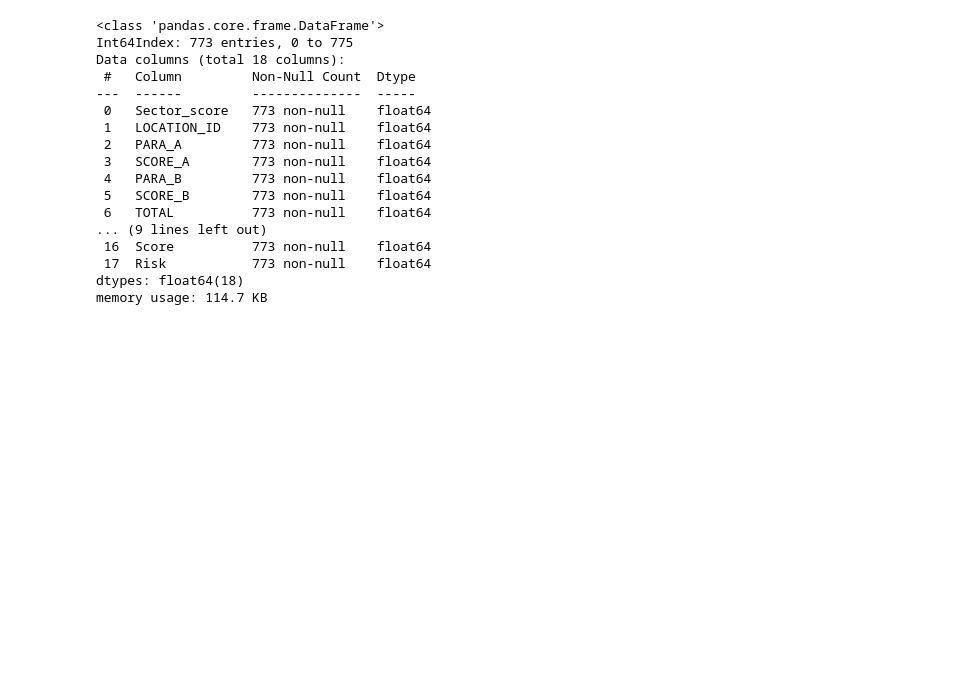
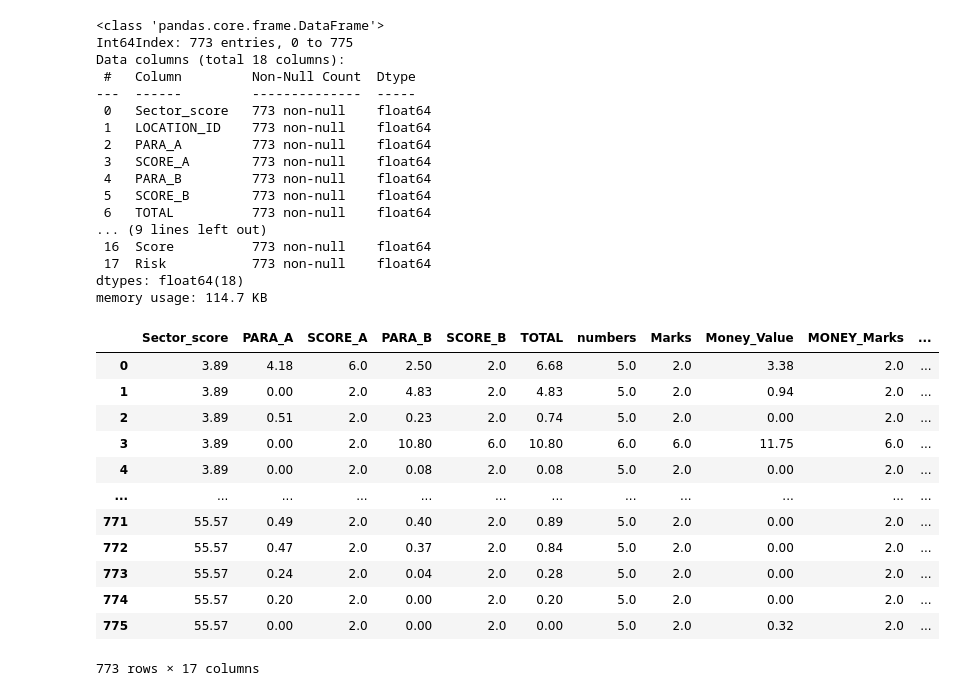
Before and after one commit to Elmira-Rakhmetova/ML-Audit-project, a Jupyter notebook: ML Audit Project.ipynb, the cells around one changed output. Drawn from its saved outputs; the diff is of its cells as text; code cells hidden in the pictures; blank space fills up the shorter version.

```diff
--- a/ML Audit Project.ipynb
+++ b/ML Audit Project.ipynb
@@ -162,0 +166,16 @@ memory usage: 114.7 KB
+# %%
+trial.drop(columns=['LOCATION_ID'])
+# %% [output]
+|  | Sector_score | PARA_A | SCORE_A | PARA_B | SCORE_B | TOTAL | numbers | Marks | Money_Value | MONEY_Marks | ... |
+| 0 | 3.89 | 4.18 | 6.0 | 2.50 | 2.0 | 6.68 | 5.0 | 2.0 | 3.38 | 2.0 | ... |
+| 1 | 3.89 | 0.00 | 2.0 | 4.83 | 2.0 | 4.83 | 5.0 | 2.0 | 0.94 | 2.0 | ... |
+| 2 | 3.89 | 0.51 | 2.0 | 0.23 | 2.0 | 0.74 | 5.0 | 2.0 | 0.00 | 2.0 | ... |
+| 3 | 3.89 | 0.00 | 2.0 | 10.80 | 6.0 | 10.80 | 6.0 | 6.0 | 11.75 | 6.0 | ... |
+| 4 | 3.89 | 0.00 | 2.0 | 0.08 | 2.0 | 0.08 | 5.0 | 2.0 | 0.00 | 2.0 | ... |
+| ... | ... | ... | ... | ... | ... | ... | ... | ... | ... | ... | ... |
+| 771 | 55.57 | 0.49 | 2.0 | 0.40 | 2.0 | 0.89 | 5.0 | 2.0 | 0.00 | 2.0 | ... |
+| 772 | 55.57 | 0.47 | 2.0 | 0.37 | 2.0 | 0.84 | 5.0 | 2.0 | 0.00 | 2.0 | ... |
+| 773 | 55.57 | 0.24 | 2.0 | 0.04 | 2.0 | 0.28 | 5.0 | 2.0 | 0.00 | 2.0 | ... |
+| 774 | 55.57 | 0.20 | 2.0 | 0.00 | 2.0 | 0.20 | 5.0 | 2.0 | 0.00 | 2.0 | ... |
+| 775 | 55.57 | 0.00 | 2.0 | 0.00 | 2.0 | 0.00 | 5.0 | 2.0 | 0.32 | 2.0 | ... |
+773 rows × 17 columns
```
Also changed, not shown: parts of 2 cells of this notebook.
